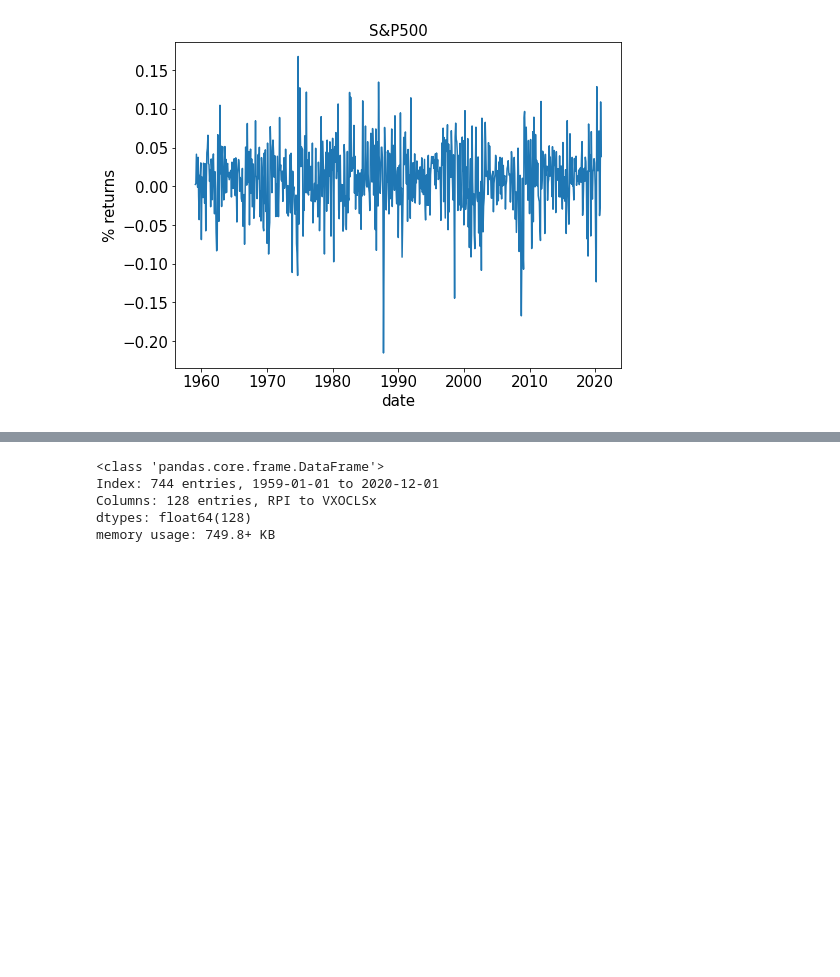
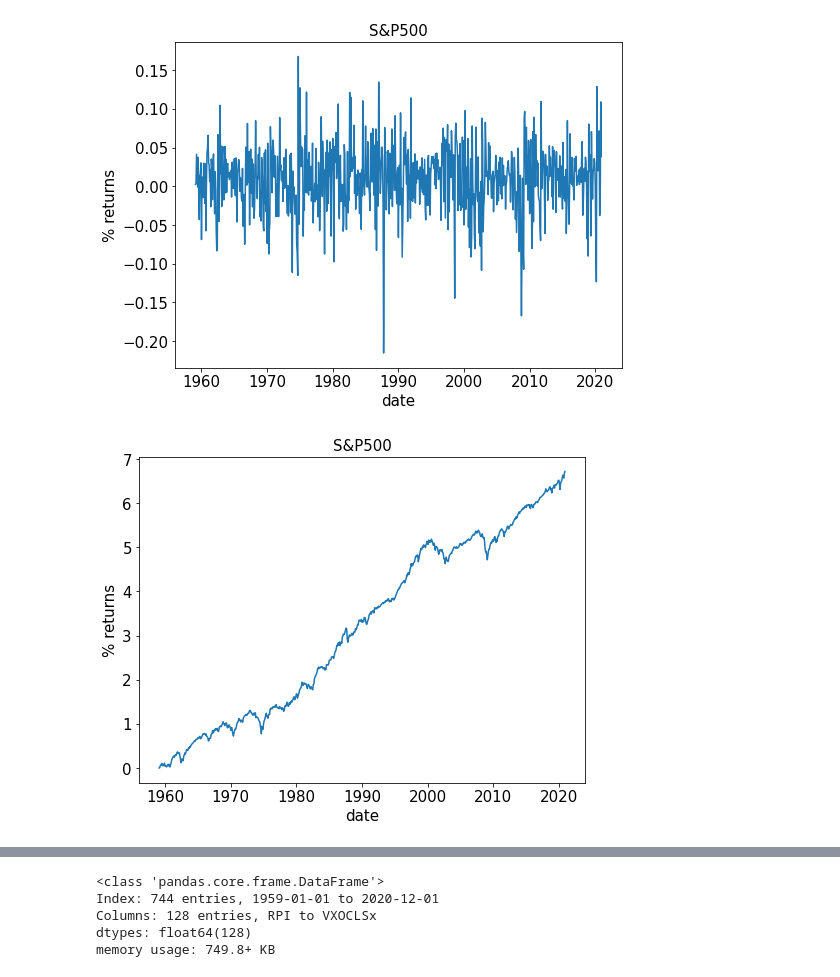
Before and after one commit to kunalc10/time_series_forecasting_ensembles, a Jupyter notebook: initial_analysis.ipynb, the cells around one changed output, grey strips where cells are left out. Drawn from its saved outputs; the diff is of its cells as text; code cells hidden in the pictures; blank space fills up the shorter version.

```diff
--- a/initial_analysis.ipynb
+++ b/initial_analysis.ipynb
@@ -120,3 +122,8 @@ data[["Index","returns"]]
 plot_series(data["returns"],xlabel="date",ylabel="% returns",title="S&P500",label = "S&P")
 # %% [output]
 [figure]
+# %%
+## Plot S&P returns
+plot_series(data["returns"].cumsum(),xlabel="date",ylabel="% returns",title="S&P500",label = "S&P")
+# %% [output]
+[figure, added]
```
Also changed, not shown: parts of 2 cells of this notebook, 5 other files.
